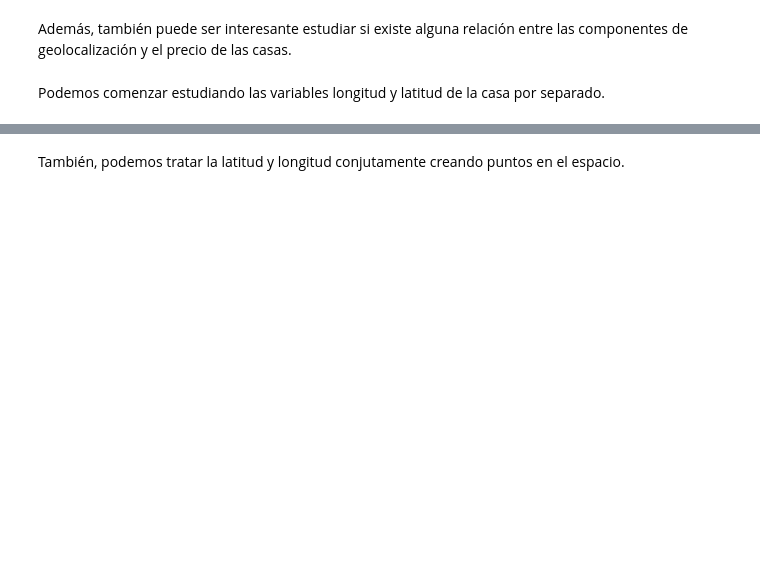
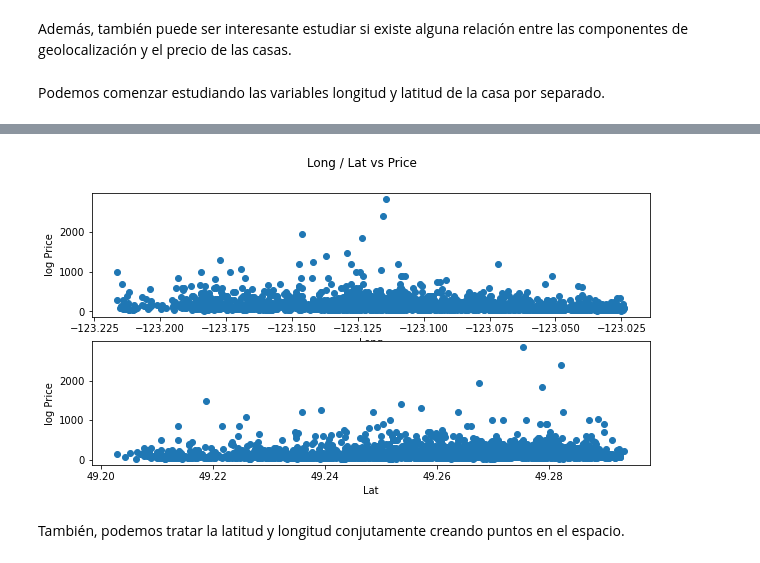
Before and after one commit to sofiamacein/Airbnb_Proyecto, a Jupyter notebook: Airbnb.ipynb, the cells around one changed output, grey strips where cells are left out. Saved outputs shown, nothing was run; the diff lists cells and outputs as text; code cells hidden in the pictures; blank space fills up the shorter version.

```diff
--- a/Airbnb.ipynb
+++ b/Airbnb.ipynb
@@ -315,10 +457,10 @@ from pyod.models.knn import KNN
 # %%
 # Deteccion de outliers
-A = df[['bedrooms','bathrooms','sqft_living']]
-clf = KNN(contamination=0.1)
-clf.fit(A)
+A = df[var]
+clf = KNN(contamination=0.1) #se espera que el 10% deos datos sean outliers
+clf.fit(A) #se evaluea si es outlier o no
 y_pred = clf.predict(A)
-A[y_pred == 1]
+A[clf.predict(A) == 1]
 # %% [markdown]
 Así, eliminamos los outliers del dataframe original
 # %%
@@ -437,18 +583,20 @@ Podemos comenzar estudiando las variables longitud y latitud de la casa por sepa
 # %%
 # Grafico de dispersion long /lat vs. price
 fig,ax = plt.subplots(2, figsize=(10,5))
 
-ax[0].scatter(x=df['long'].values, y = df['price'].values)
-ax[1].scatter(x=df['lat'].values, y = df['price'].values)
+ax[0].scatter(x=df['longitude'].values, y = df['price'].values)
+ax[1].scatter(x=df['latitude'].values, y = df['price'].values)
 
 ax[0].set_xlabel('Long')
 ax[0].set_ylabel('log Price')
 ax[1].set_xlabel('Lat')
 ax[1].set_ylabel('log Price')
 
 plt.suptitle('Long / Lat vs Price')
 
 plt.show()
+# %% [output]
+[figure, added]
 # %% [markdown]
 También, podemos tratar la latitud y longitud conjutamente creando puntos en el espacio.
 # %%
```
Also changed, not shown: parts of 58 cells of this notebook.
